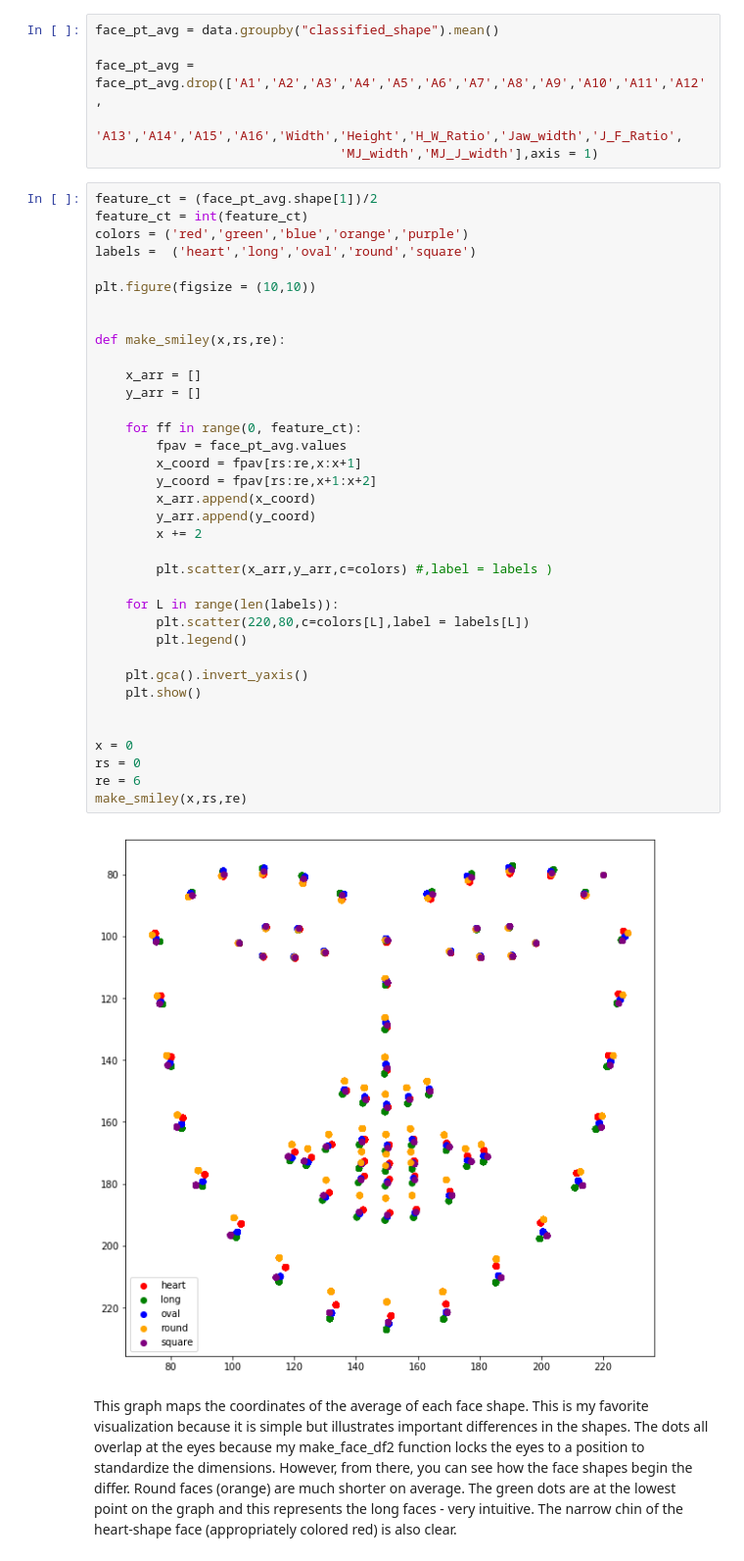
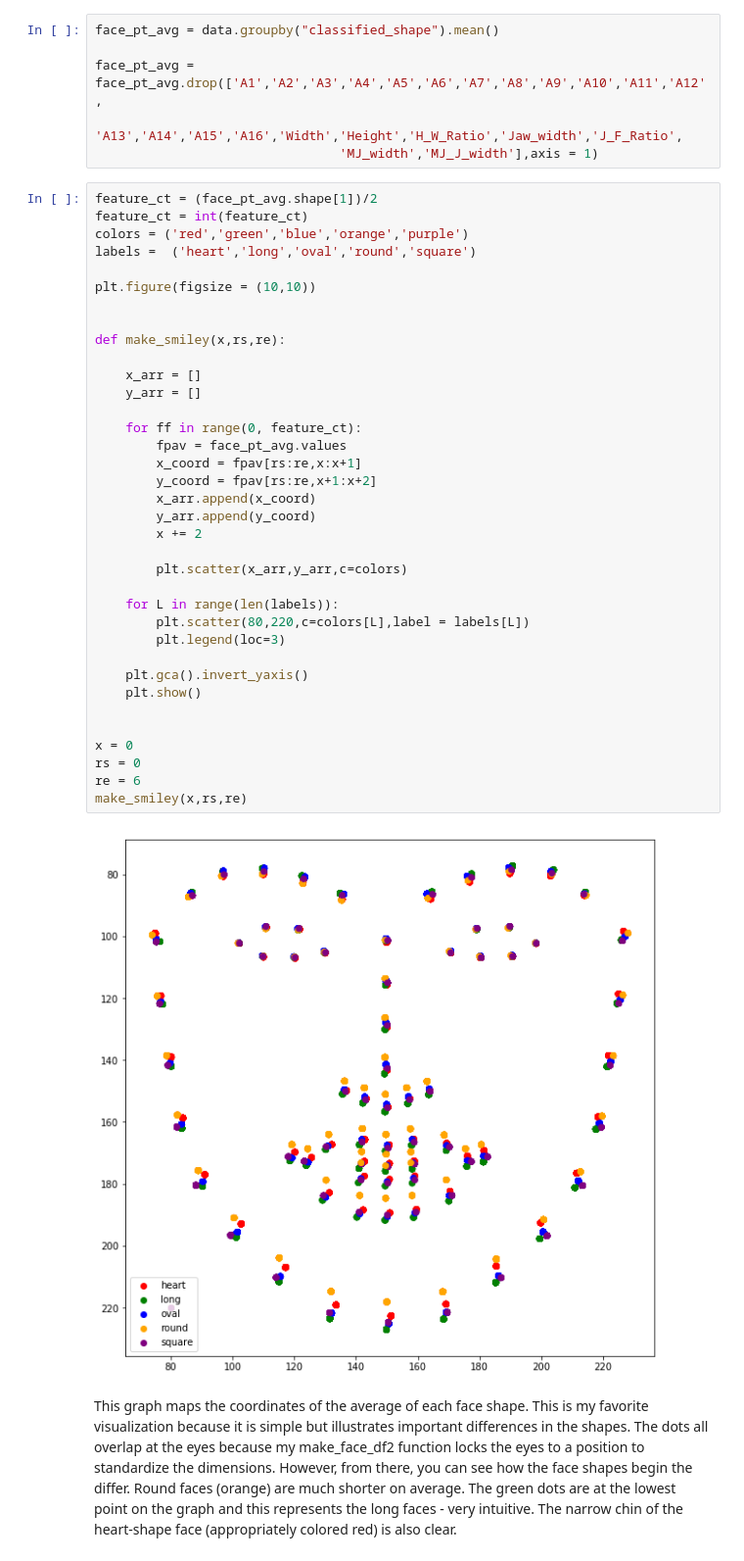
Before and after one commit to marnieboyer/ThinkFul-Capstone-3-Final, a Jupyter notebook: main v2.ipynb, the cells around one changed output. Shown at 98% size. Saved outputs shown, nothing was run; the diff lists cells and outputs as text.

```diff
--- a/main v2.ipynb
+++ b/main v2.ipynb
@@ -437,37 +437,37 @@ colors = ('red','green','blue','orange','purple')
 labels =  ('heart','long','oval','round','square')
 
 plt.figure(figsize = (10,10))
 
 
 def make_smiley(x,rs,re):
 
     x_arr = []
     y_arr = []
 
     for ff in range(0, feature_ct):
         fpav = face_pt_avg.values
         x_coord = fpav[rs:re,x:x+1]
         y_coord = fpav[rs:re,x+1:x+2]
         x_arr.append(x_coord)
         y_arr.append(y_coord)
         x += 2
 
-        plt.scatter(x_arr,y_arr,c=colors) #,label = labels )
+        plt.scatter(x_arr,y_arr,c=colors)
 
     for L in range(len(labels)):
-        plt.scatter(220,80,c=colors[L],label = labels[L])
-        plt.legend()
+        plt.scatter(80,220,c=colors[L],label = labels[L])
+        plt.legend(loc=3)
 
     plt.gca().invert_yaxis()
     plt.show()
 
 
 x = 0
 rs = 0
 re = 6
 make_smiley(x,rs,re)
 # %% [output]
-[figure, old version]
+[figure, new version]
 # %% [markdown]
 This graph maps the coordinates of the average of each face shape.  This is my favorite visualization because it is simple but illustrates important differences in the shapes.  The dots all overlap at the eyes because my make_face_df2 function locks the eyes to a position to standardize the dimensions.  However, from there, you can see how the face shapes begin the differ.  Round faces (orange) are much shorter on average. The green dots are at the lowest point on the graph and this represents the long faces - very intuitive. The narrow chin of the heart-shape face (appropriately colored red) is also clear.
 # %% [markdown]
```
Also changed, not shown: parts of 5 cells of this notebook.
